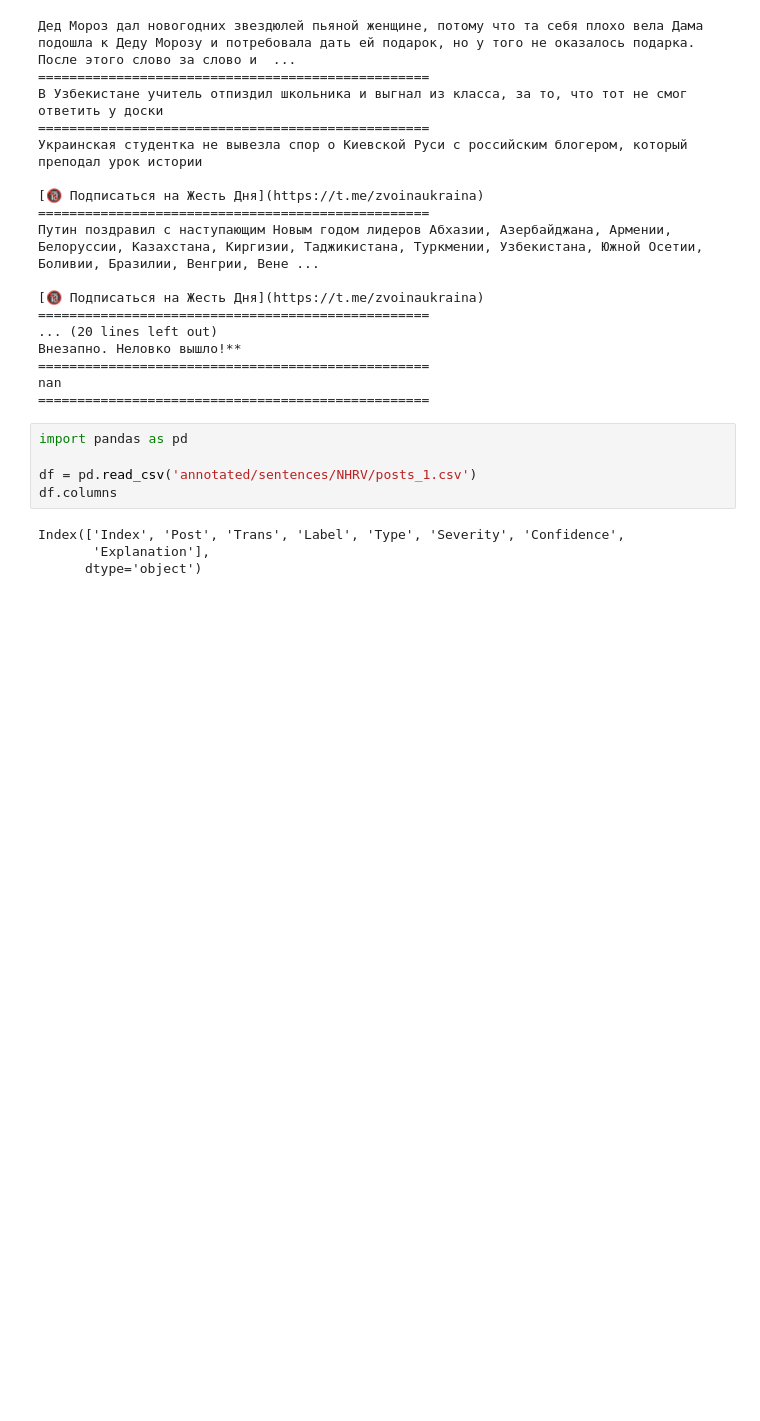
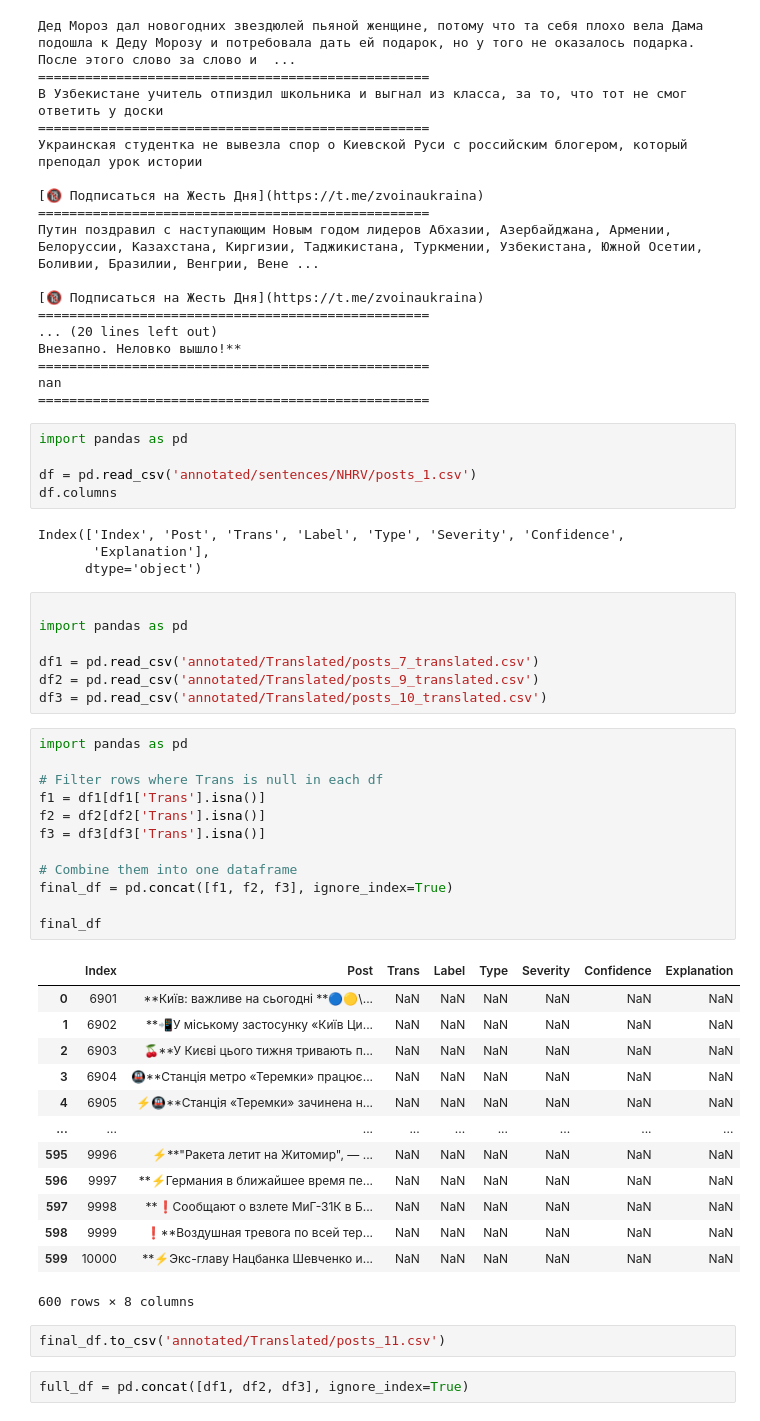
Before and after one commit to DineshDhiman25/-Major-Project-Group-51-, a Jupyter notebook: Aditya/Annotation/annotate.ipynb, the cells around one changed output. Drawn from its saved outputs; the diff is of its cells as text; blank space fills up the shorter version.

```diff
--- a/Aditya/Annotation/annotate.ipynb
+++ b/Aditya/Annotation/annotate.ipynb
@@ -339,3 +339,40 @@ df.columns
 Index(['Index', 'Post', 'Trans', 'Label', 'Type', 'Severity', 'Confidence',
        'Explanation'],
       dtype='object')
+# %%
+
+import pandas as pd
+
+df1 = pd.read_csv('annotated/Translated/posts_7_translated.csv')
+df2 = pd.read_csv('annotated/Translated/posts_9_translated.csv')
+df3 = pd.read_csv('annotated/Translated/posts_10_translated.csv')
+# %%
+import pandas as pd
+
+# Filter rows where Trans is null in each df
+f1 = df1[df1['Trans'].isna()]
+f2 = df2[df2['Trans'].isna()]
+f3 = df3[df3['Trans'].isna()]
+
+# Combine them into one dataframe
+final_df = pd.concat([f1, f2, f3], ignore_index=True)
+
+final_df
+# %% [output]
+|  | Index | Post | Trans | Label | Type | Severity | Confidence | Explanation |
+| 0 | 6901 | **Київ: важливе на сьогодні **🔵🟡\... | NaN | NaN | NaN | NaN | NaN | NaN |
+| 1 | 6902 | **📲У міському застосунку «Київ Ци... | NaN | NaN | NaN | NaN | NaN | NaN |
+| 2 | 6903 | 🍒**У Києві цього тижня тривають п... | NaN | NaN | NaN | NaN | NaN | NaN |
+| 3 | 6904 | 🚇**Станція метро «Теремки» працює... | NaN | NaN | NaN | NaN | NaN | NaN |
+| 4 | 6905 | ⚡️🚇**Станція «Теремки» зачинена н... | NaN | NaN | NaN | NaN | NaN | NaN |
+| ... | ... | ... | ... | ... | ... | ... | ... | ... |
+| 595 | 9996 | ⚡️**"Ракета летит на Житомир", — ... | NaN | NaN | NaN | NaN | NaN | NaN |
+| 596 | 9997 | **⚡️Германия в ближайшее время пе... | NaN | NaN | NaN | NaN | NaN | NaN |
+| 597 | 9998 | **❗️Сообщают о взлете МиГ-31К в Б... | NaN | NaN | NaN | NaN | NaN | NaN |
+| 598 | 9999 | ❗️**Воздушная тревога по всей тер... | NaN | NaN | NaN | NaN | NaN | NaN |
+| 599 | 10000 | **⚡️Экс-главу Нацбанка Шевченко и... | NaN | NaN | NaN | NaN | NaN | NaN |
+600 rows × 8 columns
+# %%
+final_df.to_csv('annotated/Translated/posts_11.csv')
+# %%
+full_df = pd.concat([df1, df2, df3], ignore_index=True)
```
Also changed, not shown: parts of 1 cell of this notebook, 13 other files.
